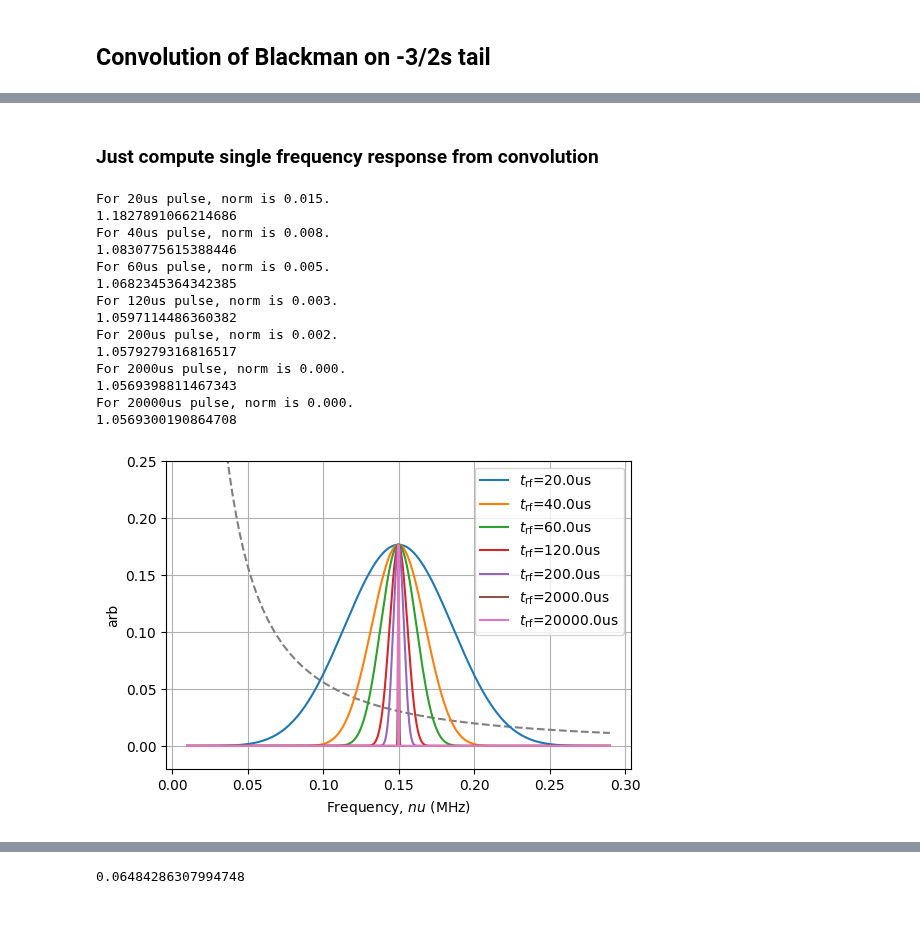
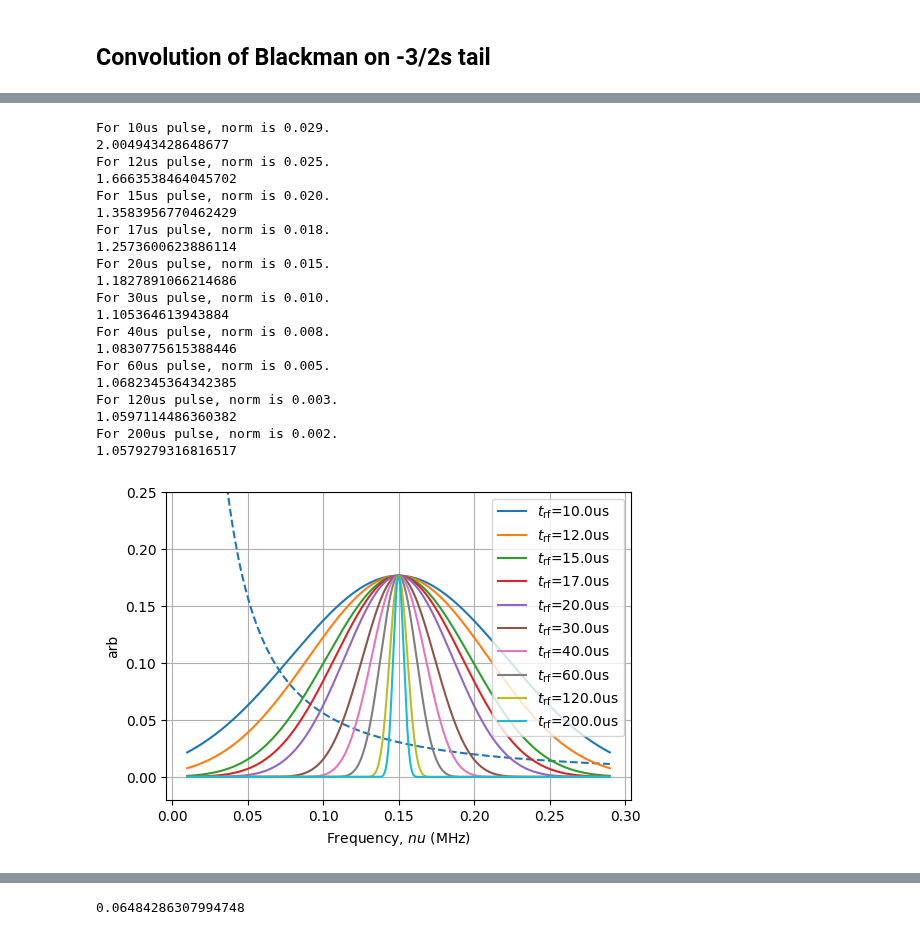
Before and after one commit to colinjdale/ChiPyLab, a Jupyter notebook: examples/plot_blackman_envelope.ipynb, the cells around one changed output, grey strips where cells are left out. Saved outputs shown, nothing was run; the diff lists cells and outputs as text; code cells hidden in the pictures.

```diff
--- a/examples/plot_blackman_envelope.ipynb
+++ b/examples/plot_blackman_envelope.ipynb
@@ -7,6 +7,11 @@ from pathlib import Path
 sys.path.append(str(Path(os.getcwd()).parent))
 
 from general.pulses import blackman_pulse, square_pulse
+colors = plt.rcParams['axes.prop_cycle'].by_key()['color']
+colors += colors
+
+from general.plot_settings import paper_settings
+plt.rcParams.update(paper_settings)
 # %%
 t_min, t_max = (-6, 6)
 num = 1000
@@ -260,22 +129,0 @@ for i, samples in enumerate(samples_list):
-# %%
-# --- Plot results ---
-fig, ax = plt.subplots(figsize=(6, 4))
-ax.plot(samples_list, attenuations, color="tab:blue", lw=2)
-ax.plot(samples_list, attenuations, '--', color="tab:orange", lw=2)
-fig.suptitle(f"Attenuation of reponse between {t_list[0]}us and {t_list[-1]}us pulses")
-ax.set(xlabel="Samples", ylabel="Attenuation", xscale='log')
-ax.grid(True)
-ax.legend()
-plt.show()
-
-fig, ax = plt.subplots(figsize=(6, 4))
-for i, samples in enumerate(samples_list):
-    color = colors[i]
-    ax.plot(t_list, Cs[i], lw=2, label=f'{samples:.0e} samples', color=color)
-    ax.plot(t_list, C_ffts[i], '--', lw=2, color=color)
-
-ax.legend(loc='center right')
-fig.suptitle("Response of Blackman pulse calculated with various convolution samples.")
-ax.set(xlabel="Pulse length (us)", ylabel="Response amplitude")
-ax.grid(True)
-plt.show()
@@ -285,5 +130,3 @@ plt.show()
-# %% [markdown]
-### Just compute single frequency response from convolution
 # %%
 # --- Parameters ---
 nu_s = 0.150            # Frequency shift of Blackman window.
@@ -313,7 +156,9 @@ nu_min = 0.01
 nu_max = 2*nu_s - nu_min
 nu = np.linspace(nu_min, nu_max, int(samples))
 
-t_widths = np.array([20., 40., 60., 120., 200., 2000., 20000.])  # us
+t_widths = np.array([10., 12., 15., 17., 20., 30., 40., 60., 120., 200.,
+                     #2000., 20000.
+                     ])  # us
 M = np.zeros_like(t_widths)
 
 fig, ax = plt.subplots(figsize=(6,4))
@@ -327,38 +172,44 @@ S /= S_norm
 for i, t_width in enumerate(t_widths):
     color=colors[i]
 
     B_pulse = blackman_ft(nu - nu_s, t_width)
     ax.plot(nu, B_pulse, '-', color=color, label=r'$t_\mathrm{rf}$='+f'{t_width}us')
 
     B_norm = np.trapezoid(B_pulse, nu)
     B_pulse /= B_norm
     print(f"For {t_width:.0f}us pulse, norm is {B_norm:.3f}.")
 
     B = blackman_ft(nu_s - nu, t_width)/B_norm
     M[i] = np.trapezoid(S * B, nu)
 
     print(np.sum(S*B*(nu[1]-nu[0])))
 
 
 ax.legend()
 ax.grid(True)
 plt.show()
 # %% [output]
+For 10us pulse, norm is 0.029.
+2.004943428648677
+For 12us pulse, norm is 0.025.
+1.6663538464045702
+For 15us pulse, norm is 0.020.
+1.3583956770462429
+For 17us pulse, norm is 0.018.
+1.2573600623886114
 For 20us pulse, norm is 0.015.
 1.1827891066214686
+For 30us pulse, norm is 0.010.
+1.105364613943884
 For 40us pulse, norm is 0.008.
 1.0830775615388446
 For 60us pulse, norm is 0.005.
 1.0682345364342385
 For 120us pulse, norm is 0.003.
 1.0597114486360382
 For 200us pulse, norm is 0.002.
 1.0579279316816517
-For 2000us pulse, norm is 0.000.
-1.0569398811467343
-For 20000us pulse, norm is 0.000.
-1.0569300190864708
-[figure, old version]
+[figure, new version]
 # %%
 M_true = 1.05693002 # Taken from 20e3 us pulse
 
```
Also changed, not shown: parts of 21 cells of this notebook, 4 other files.
